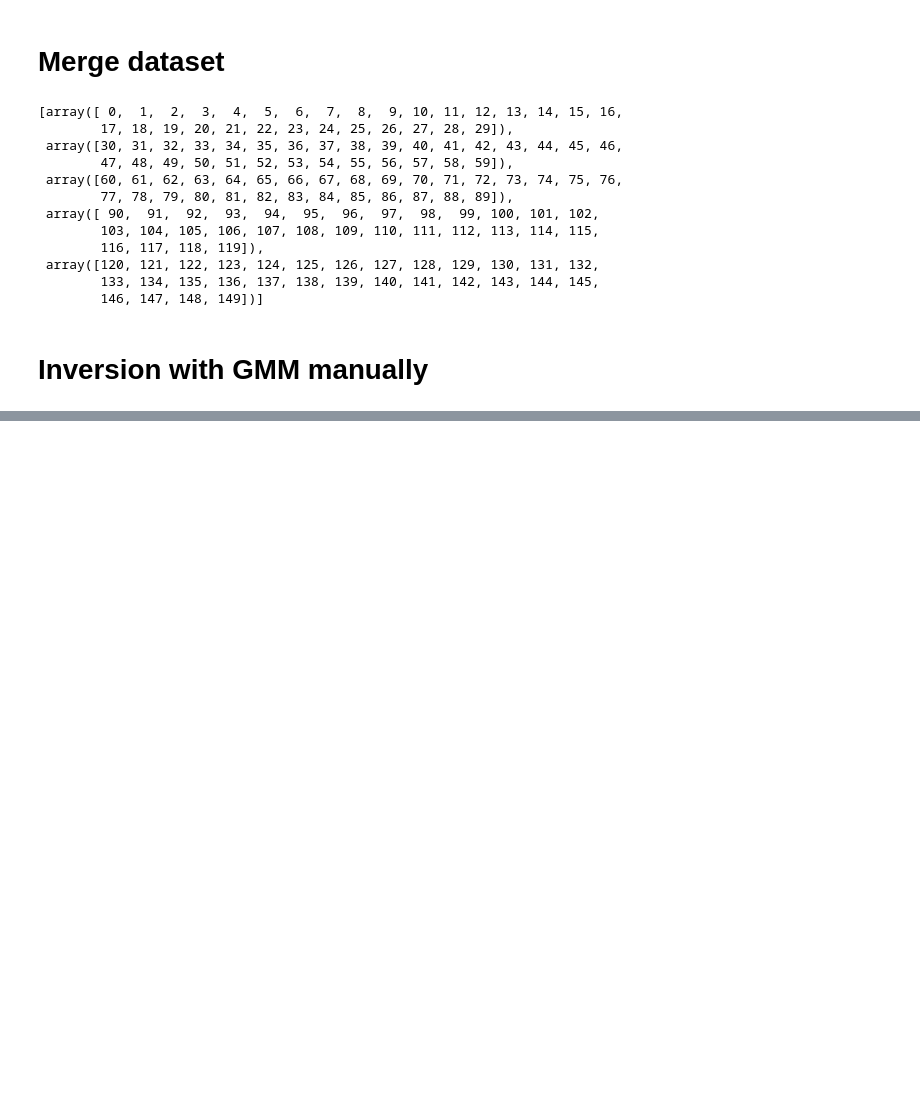
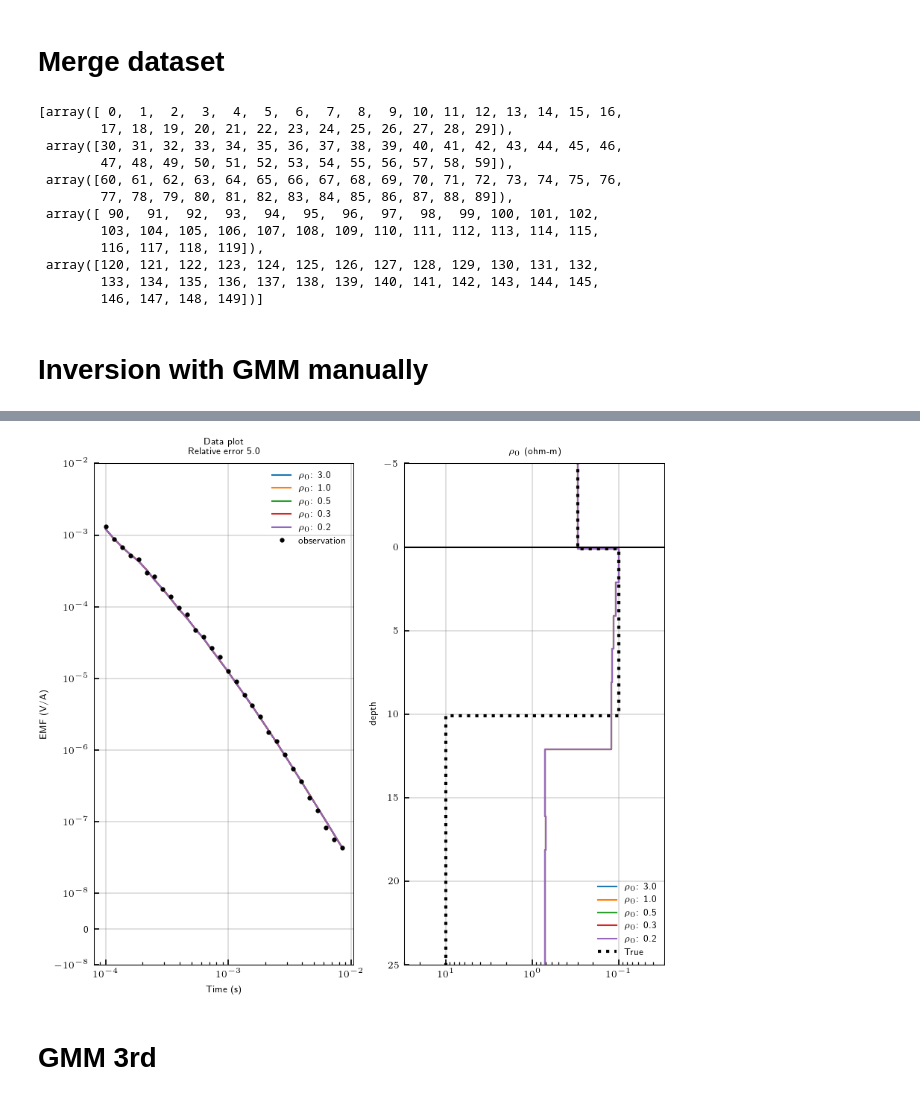
Before and after one commit to MasayukiMotoori/Scope-of-Research-PhD, a Jupyter notebook: 10-height-0m-noIP.ipynb, the cells around one changed output, grey strips where cells are left out. Cells and saved outputs as stored; diff of their text form; code cells hidden in the pictures; blank space fills up the shorter version.

```diff
--- a/10-height-0m-noIP.ipynb
+++ b/10-height-0m-noIP.ipynb
@@ -933,0 +1099,12 @@ ValueError: solve1: Input operand 1 has a mismatch in its core dimension 0, with
+# %%
+fig, ax = plt.subplots(1, 2, figsize=(textwidth,5))
+ax = ax.flatten()
+
+ax[0]=plot_data_GMM(ax=ax[0])
+ax[1]=plot_resistivity_GMM(ax=ax[1])
+
+plt.savefig("../figures/10-height-0m-noIP-GMM2.png", bbox_inches="tight")
+# %% [output]
+[figure, added]
+# %% [markdown]
+# GMM 3rd
```
Also changed, not shown: parts of 32 cells of this notebook.
